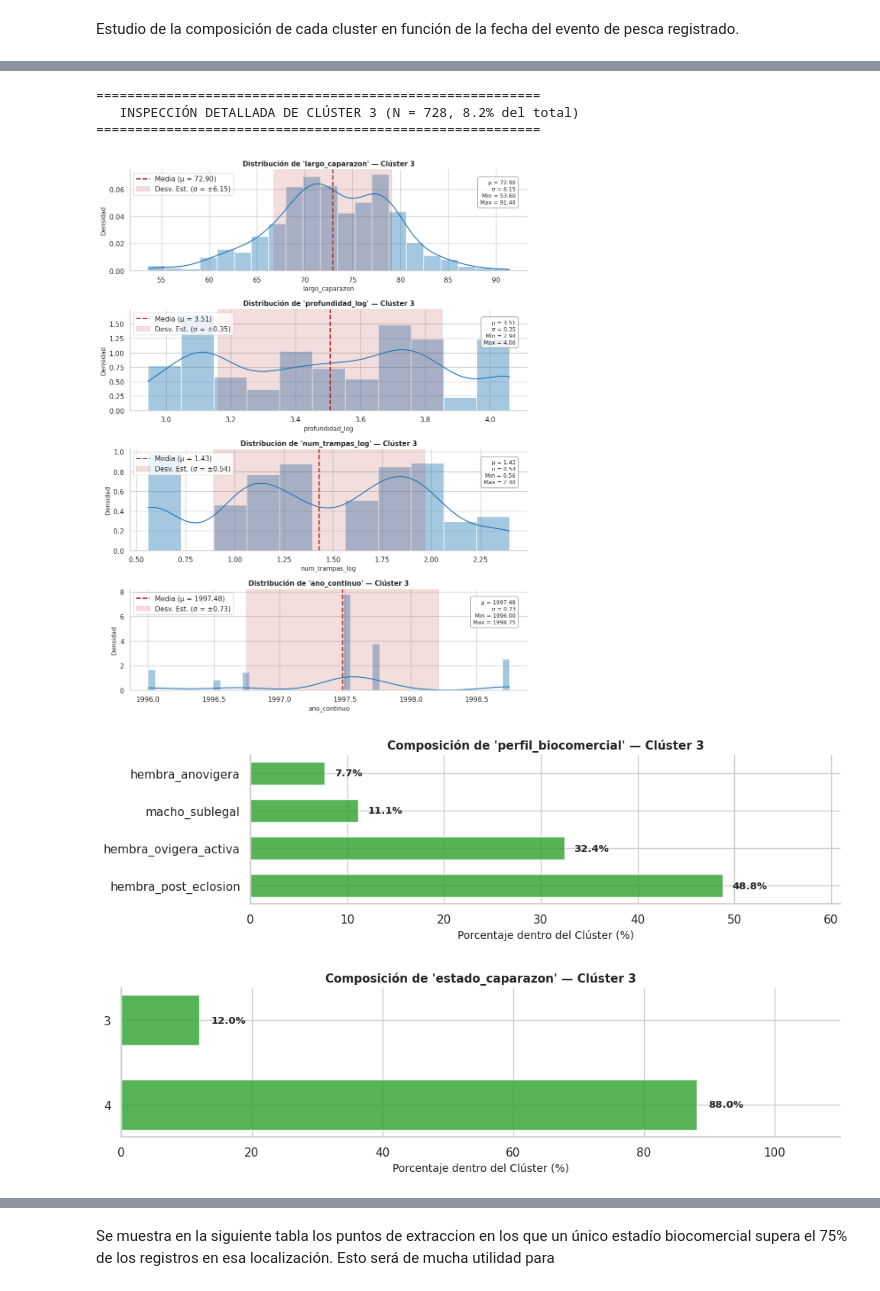
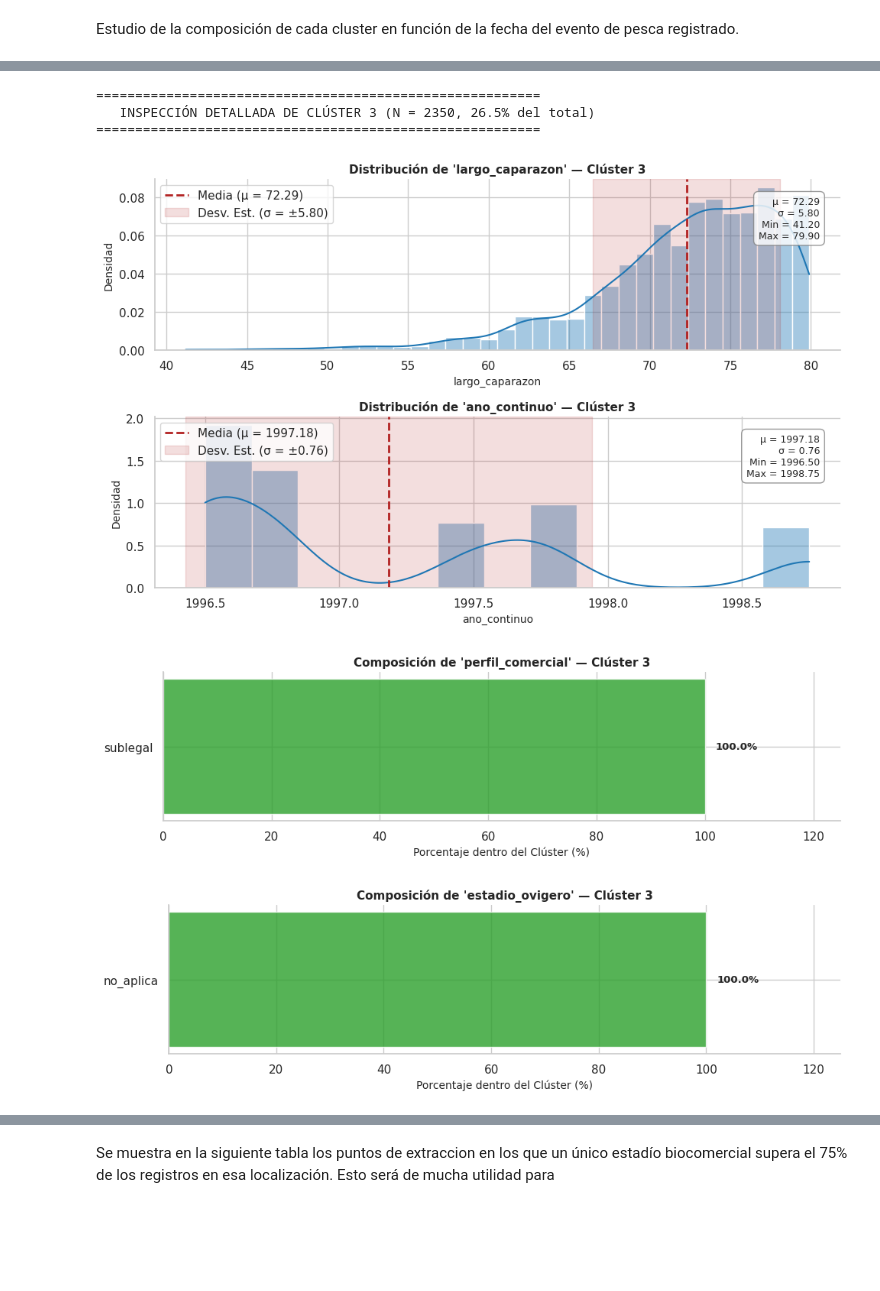
Before and after one commit to Mariano-ds/centollas2026, a Jupyter notebook: mariano/mariano_tp3.ipynb, the cells around one changed output, grey strips where cells are left out. Saved outputs shown, nothing was run; the diff lists cells and outputs as text; code cells hidden in the pictures; blank space fills up the shorter version.

```diff
--- a/mariano/mariano_tp3.ipynb
+++ b/mariano/mariano_tp3.ipynb
@@ -583,0 +584,8 @@ df_individuos['perfil_biocomercial'] = df_individuos.apply(
+# %%
+# Crear ambos features
+df_individuos['perfil_comercial'] = df_individuos.apply(
+    definir_perfil_comercial, axis=1
+)
+df_individuos['estadio_ovigero'] = df_individuos.apply(
+    definir_estadio_ovigero, axis=1
+)
@@ -702,7 +744,8 @@ Index(['fecha', 'tipo', 'localizacion', 'latitud', 'longitud', 'profundidad',
 # Matriz para hacer cluster
 X_cluster = df_individuos.drop(columns=['fecha','tipo','sexo',
                                         'madurez_sexual','latitud','huevos',
-                                        'longitud','localizacion']).copy()
+                                        'longitud','localizacion', 'num_trampas',
+                                        'profundidad']).copy()
 X_cluster.info()
 # %% [output]
 <class 'pandas.core.frame.DataFrame'>
@@ -1056,0 +1076,5 @@ Index(['localizacion', 'estado_caparazon', 'largo_caparazon',
+# %%
+newX_model = df_individuos.drop(columns=['fecha','tipo','sexo',
+                                        'madurez_sexual','latitud','huevos',
+                                        'longitud', 'num_trampas',
+                                        'profundidad']).copy()
@@ -1065,10 +1103,10 @@ print("--- Ejecutando K-Prototypes ---")
 # Asegúrate de listar los nombres exactos de tu DataFrame
 columnas_numericas = [
     'largo_caparazon', 'mes_sin', 'mes_cos',
-    'ano_continuo', 'profundidad_log', 'num_trampas_log'
-]
+    'ano_continuo']
 # Incluimos localización porque K-Prototypes lo maneja eficientemente
-columnas_categoricas = ['perfil_biocomercial', 'estado_caparazon', 'localizacion']
+columnas_categoricas = ['perfil_comercial', 'estado_caparazon',
+                        'estadio_ovigero', 'localizacion']
 
 X_kp = newX_model[columnas_numericas + columnas_categoricas].copy()
 
@@ -1971,38 +2036,36 @@ def inspeccionar_cluster(
     ax.set_xlabel("Porcentaje dentro del Clúster (%)", fontsize=10)
     ax.spines["top"].set_visible(False)
     ax.spines["right"].set_visible(False)
 
     plt.tight_layout()
     plt.show()
 
 
 # =========================================================
 # EJECUCIÓN
 # =========================================================
 
 # 1. Preparar DataFrame con datos y clústeres asignados
 df_analisis = X_model.copy()
 df_analisis["Cluster"] = etiquetas_ward
 
 columnas_continuas = [
     "largo_caparazon",
-    "profundidad_log",
-    "num_trampas_log",
-    "ano_continuo",
+    "ano_continuo"
 ]
-columnas_categoricas = ["perfil_biocomercial", "estado_caparazon"]
+columnas_categoricas = ["perfil_comercial", "estadio_ovigero", "estado_caparazon"]
 
 inspeccionar_cluster(
     df=df_analisis,
     cluster_id=CLUSTER_A_INSPECCIONAR,
     num_cols=columnas_continuas,
     cat_cols=columnas_categoricas,
     cluster_col="Cluster",
 )
 # %% [output]
 =========================================================
-   INSPECCIÓN DETALLADA DE CLÚSTER 3 (N = 728, 8.2% del total)
+   INSPECCIÓN DETALLADA DE CLÚSTER 3 (N = 2350, 26.5% del total)
 =========================================================
-[figure, old version]
+[figure, new version]
-[figure, old version]
+[figure, new version]
-[figure, old version]
+[figure, new version]
```
Also changed, not shown: parts of 37 cells of this notebook.
